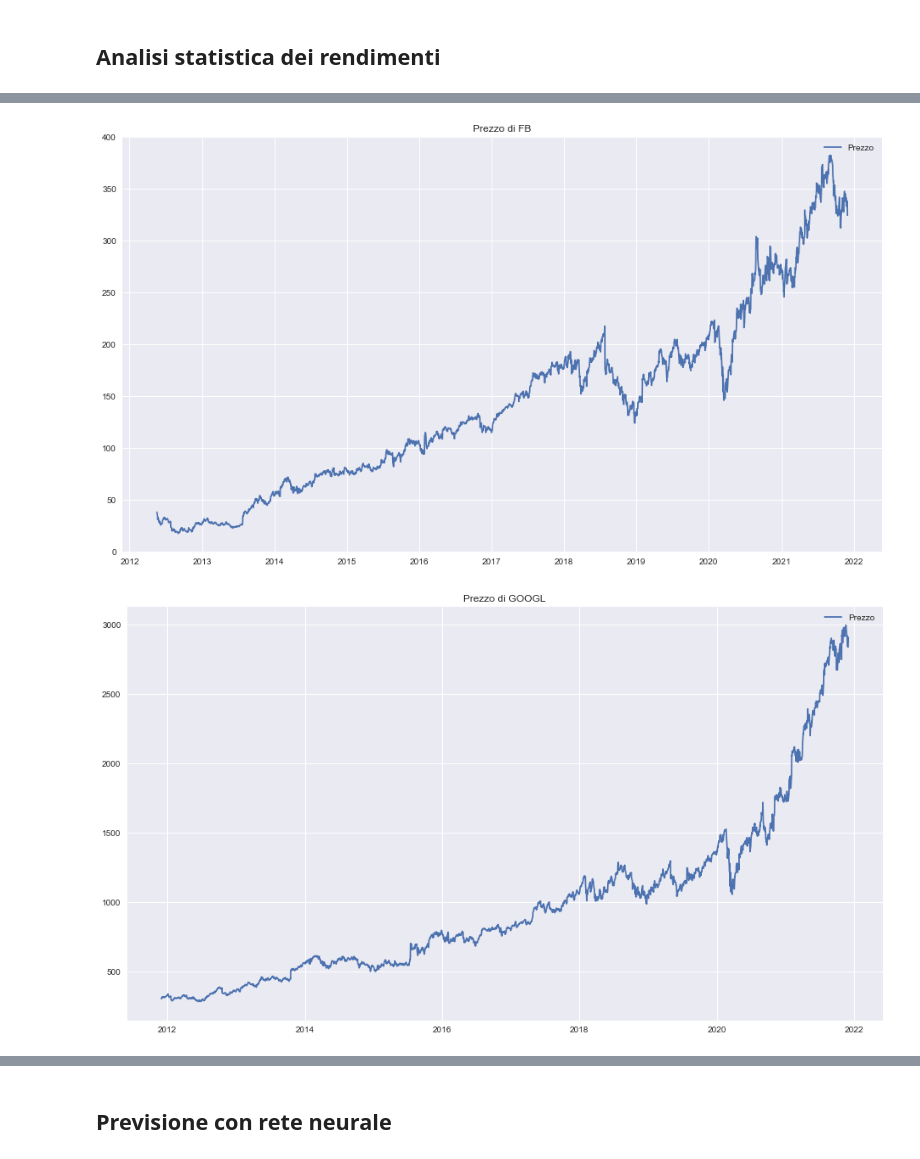
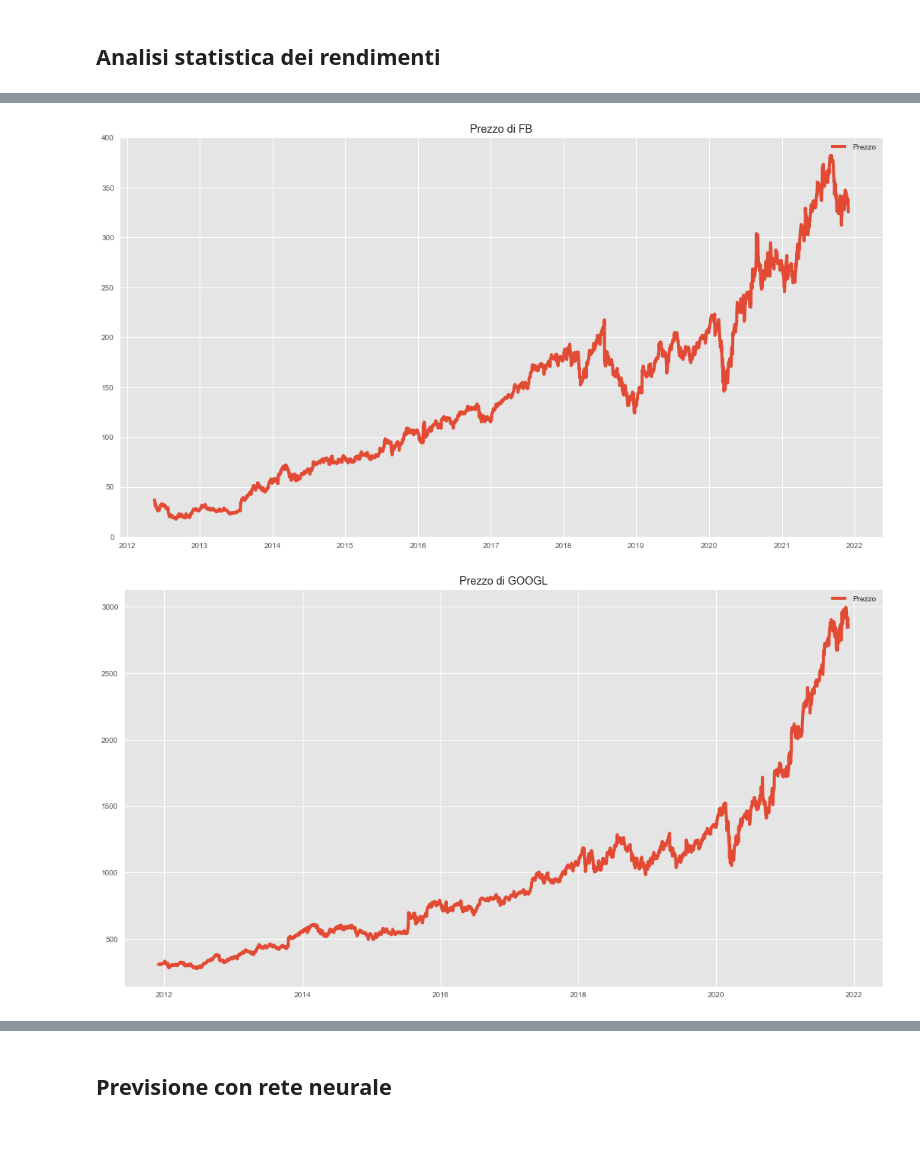
Before and after one commit to gabrielecanesi/Business-Intelligence, a Jupyter notebook: notebook.ipynb, the cells around one changed output, grey strips where cells are left out. Saved outputs shown, nothing was run; the diff lists cells and outputs as text; code cells hidden in the pictures.

```diff
--- a/notebook.ipynb
+++ b/notebook.ipynb
@@ -7,7 +7,8 @@ import matplotlib.pyplot as plt
 import numpy as np
 import pandas as pd
 import pandas_datareader as web
-plt.style.use('seaborn')
+import seaborn as sns
+plt.style.use('ggplot')
 
 start_date = '2011-11-30'
 end_date = '2021-11-30'
@@ -48,3 +49,3 @@ Date
 2011-12-06  96.269997  94.820000  95.470001  96.010002  5346500.0  72.310905
-[figure, old version]
+[figure, new version]
-[figure, old version]
+[figure, new version]
```
Also changed, not shown: parts of 15 cells of this notebook.
